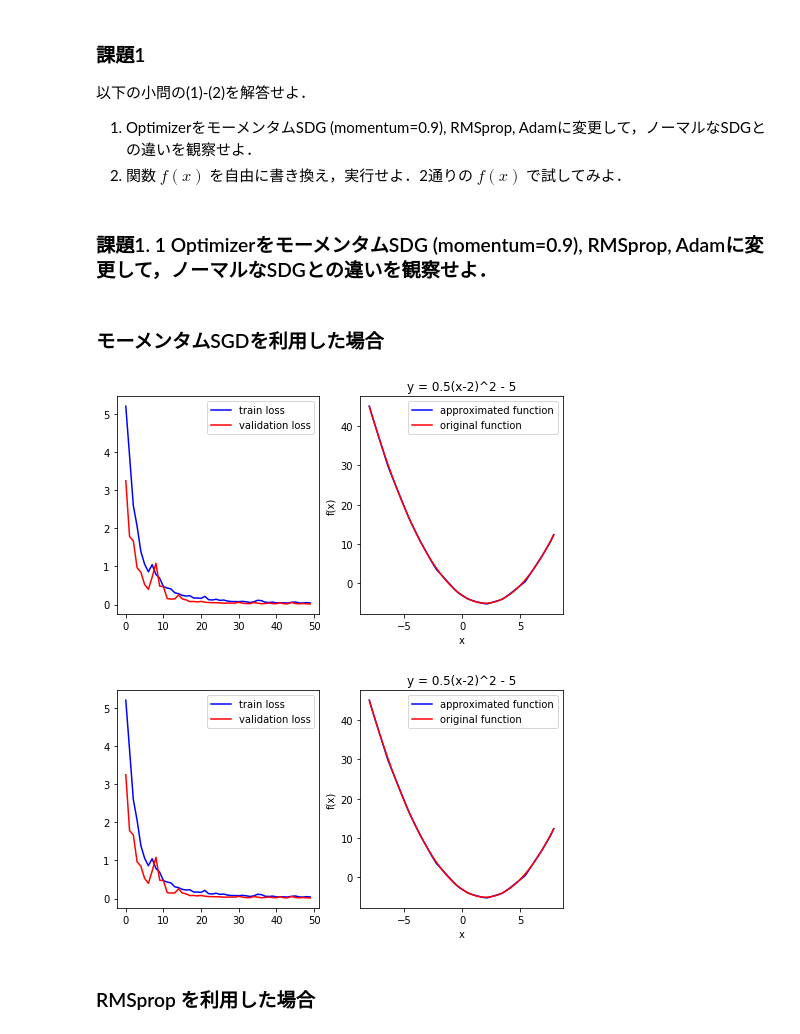
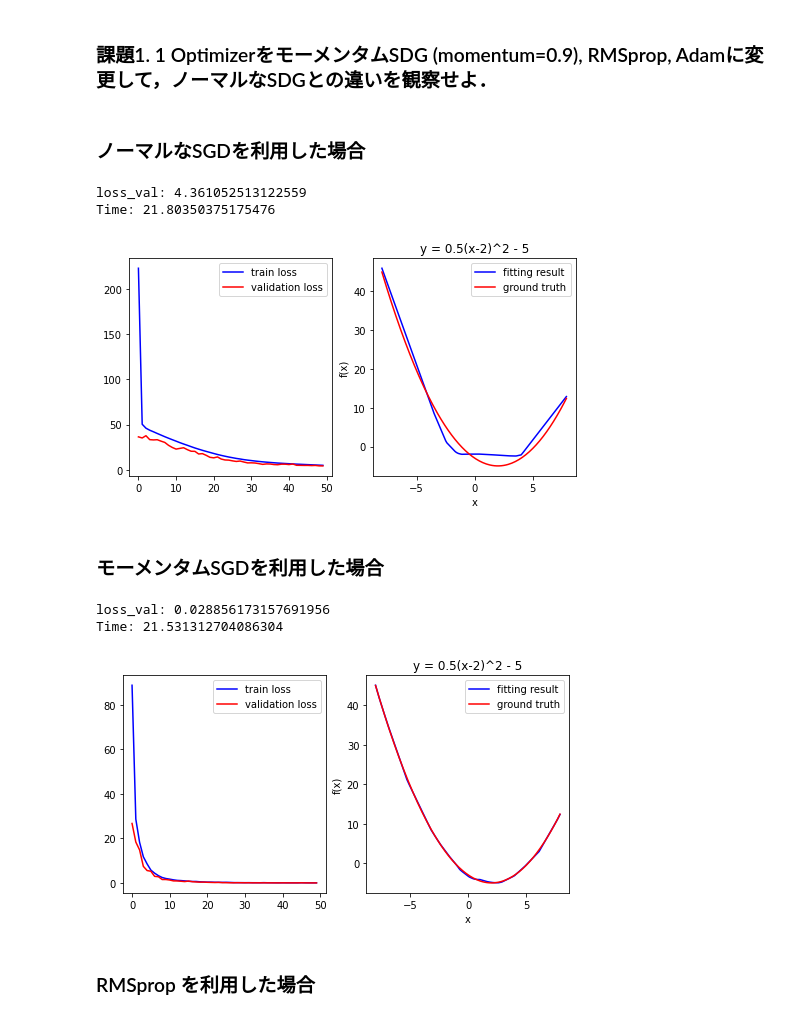
Before and after one commit to Knt44kw/SystemRecognition, a Jupyter notebook: code/kadai2/fc_keras.ipynb, the cells around one changed output. Cells and saved outputs as stored; diff of their text form; code cells hidden in the pictures.

```diff
--- a/code/kadai2/fc_keras.ipynb
+++ b/code/kadai2/fc_keras.ipynb
@@ -194,0 +108,2 @@ model.fit(X_train, Y_train, batch_size=20, epochs=num_epoch, validation_data=(X_
+# %%
+model = fullconnection_model()
@@ -202,7 +137,7 @@ import keras
 # グラフ表示で必要なので，コンストラクタで，model, 最大エポック数 を受け取っておく．
 # model は，学習途中のパラメータを用いて， y=f(x)を描画するのに必要．
 class ShowGraph(keras.callbacks.Callback):
-    def __init__(self,model,max_epoch, pattern, X_val, f):
+    def __init__(self,model,max_epoch, pattern, X_val, f, optimizer):
         # 表示エリアの設定
         self.fig = plt.figure(figsize=(8,4))
         self.fig1 = self.fig.add_subplot(121)
@@ -218,6 +153,7 @@ class ShowGraph(keras.callbacks.Callback):
         self.pattern = pattern
         self.X_val = X_val
         self.f = f
+        self.optimizer = optimizer
 
     # 学習の最初に呼び出される
     def on_train_begin(self, logs={}):
@@ -239,8 +175,8 @@ class ShowGraph(keras.callbacks.Callback):
         Y_pred = self.model.predict_on_batch(self.X_val)
         x0 = np.reshape(X_val,[-1])
         y0 = np.reshape(Y_pred,[-1])
-        self.fig2.plot(x0,y0,"b", label="approximated function")
-        self.fig2.plot(x0,self.f(x0),"r", label="original function")
+        self.fig2.plot(x0,y0,"b", label="fitting result")
+        self.fig2.plot(x0,self.f(x0),"r", label="ground truth")
         if self.pattern == "1":
             self.fig2.set_title('y = 0.5(x-2)^2 - 5')
         elif self.pattern == "2":
@@ -259,11 +195,8 @@ class ShowGraph(keras.callbacks.Callback):
     # グラフが２つ表示されるのを防止．さらに最終val loss値の表示．
     def __del__(self):
         display.clear_output(wait = True)
+        # 実行結果の画像を保存
+        self.fig.savefig("../result/function_fitting/function_fitting_pattern{}_{}.png".format(self.pattern, self.optimizer),
+                         transparent=True, dpi=300, bbox_inches="tight", pad_inches=0.0)
         print("loss_val: {}".format(self.loss_val))
         print('Time: {}'.format(time.time() - self.start))
-# %%
-X_train, Y_train, X_val, Y_val, f = generate_function_and_train_test_data()
-num_epoch = 50
-show_graph = ShowGraph(model,num_epoch, pattern="1", X_val=X_val, f=f)
-model.fit(X_train, Y_train, batch_size=20, epochs=num_epoch, validation_data=(X_val,Y_val), verbose=0, callbacks=[show_graph])
-del show_graph
@@ -273,8 +203,2 @@ del show_graph
-# %% [markdown]
-### 課題1
-以下の小問の(1)-(2)を解答せよ．
-
-1. OptimizerをモーメンタムSDG (momentum=0.9), RMSprop, Adamに変更して，ノーマルなSDGとの違いを観察せよ．
-1. 関数 $f(x)$ を自由に書き換え，実行せよ．2通りの $f(x)$ で試してみよ．
 # %% [markdown]
 ### 課題1. 1 OptimizerをモーメンタムSDG (momentum=0.9), RMSprop, Adamに変更して，ノーマルなSDGとの違いを観察せよ．
@@ -281,15 +208,27 @@ del show_graph
+# %% [markdown]
+### ノーマルなSGDを利用した場合
+# %%
+show_graph = ShowGraph(model,num_epoch, pattern="1", X_val=X_val, f=f, optimizer="sgd")
+model.fit(X_train, Y_train, batch_size=20, epochs=num_epoch,
+          validation_data=(X_val,Y_val), verbose=0, callbacks=[show_graph])
+del show_graph
+# %% [output]
+loss_val: 4.361052513122559
+Time: 21.80350375175476
+[figure, added]
 # %% [markdown]
 ### モーメンタムSGDを利用した場合
 # %%
-sgd_momentum = keras.optimizers.SGD(lr=0.0001, momentum=0.9, decay=0)  # momentamありの場合．
-model.compile(optimizer=sgd_momentum, loss='mean_squared_error')
-
-show_graph = ShowGraph(model,num_epoch, pattern="1", X_val=X_val, f=f)
-model.fit(X_train, Y_train, batch_size=20, epochs=num_epoch, validation_data=(X_val,Y_val), verbose=0, callbacks=[show_graph])
+model_momentumsgd = fullconnection_model(optimizer="momentum_sgd")
+show_graph = ShowGraph(model_momentumsgd, num_epoch, pattern="1",
+                       X_val=X_val, f=f, optimizer="momentumsgd")
+model_momentumsgd.fit(X_train, Y_train, batch_size=20, epochs=num_epoch,
+                      validation_data=(X_val,Y_val), verbose=0, callbacks=[show_graph])
 del show_graph
 # %% [output]
+loss_val: 0.028856173157691956
+Time: 21.531312704086304
-[figure, old version]
+[figure, new version]
-[figure, removed]
 # %% [markdown]
 ### RMSprop を利用した場合
 # %%
```
Also changed, not shown: parts of 27 cells of this notebook, 3 other files.
